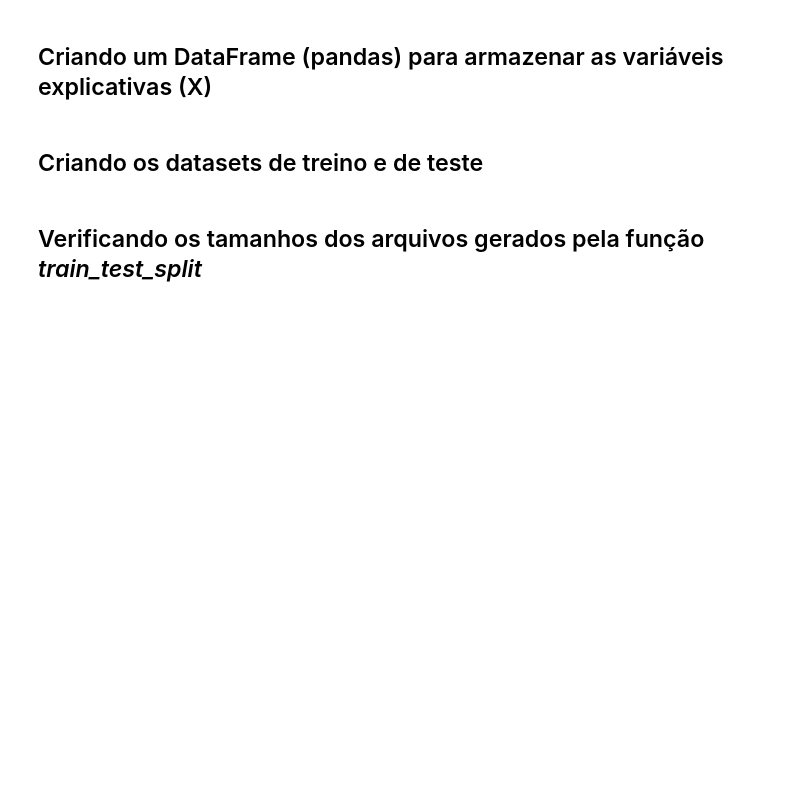
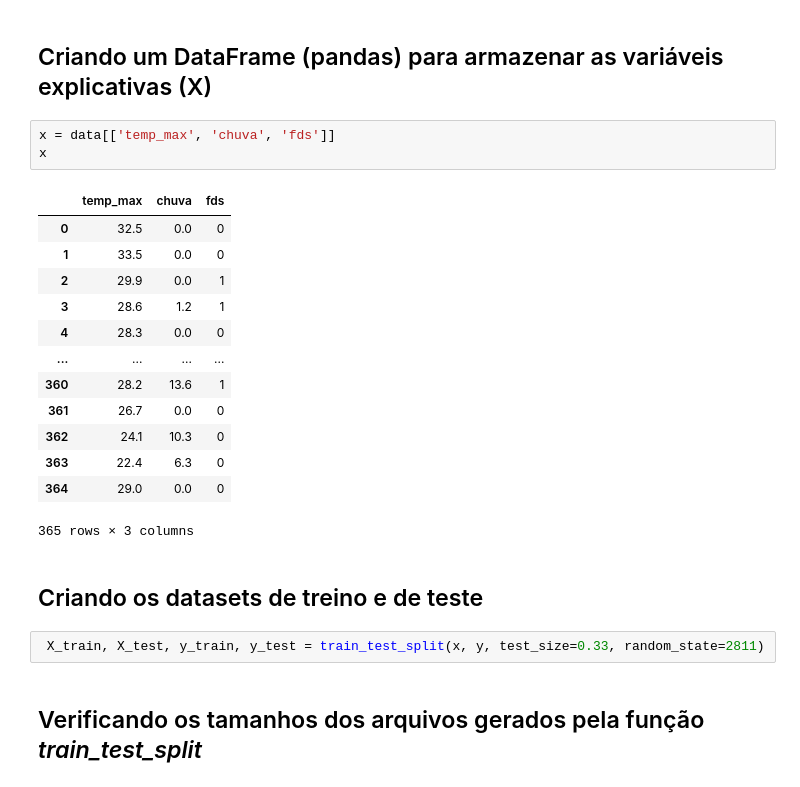
Before and after one commit to gustavohalm/linear-regression, a Jupyter notebook: linear.ipynb, the cells around one changed output. Drawn from its saved outputs; the diff is of its cells as text; blank space fills up the shorter version.

```diff
--- a/linear.ipynb
+++ b/linear.ipynb
@@ -248,6 +264,25 @@ from sklearn.model_selection import train_test_split
 # %% [markdown]
 ## Criando um DataFrame (pandas) para armazenar as variáveis explicativas (X)
+# %%
+x = data[['temp_max', 'chuva', 'fds']]
+x
+# %% [output]
+|  | temp_max | chuva | fds |
+| 0 | 32.5 | 0.0 | 0 |
+| 1 | 33.5 | 0.0 | 0 |
+| 2 | 29.9 | 0.0 | 1 |
+| 3 | 28.6 | 1.2 | 1 |
+| 4 | 28.3 | 0.0 | 0 |
+| ... | ... | ... | ... |
+| 360 | 28.2 | 13.6 | 1 |
+| 361 | 26.7 | 0.0 | 0 |
+| 362 | 24.1 | 10.3 | 0 |
+| 363 | 22.4 | 6.3 | 0 |
+| 364 | 29.0 | 0.0 | 0 |
+365 rows × 3 columns
 # %% [markdown]
 ## Criando os datasets de treino e de teste
+# %%
+ X_train, X_test, y_train, y_test = train_test_split(x, y, test_size=0.33, random_state=2811)
 # %% [markdown]
 ## Verificando os tamanhos dos arquivos gerados pela função *train_test_split*
```
Also changed, not shown: parts of 4 cells of this notebook.
